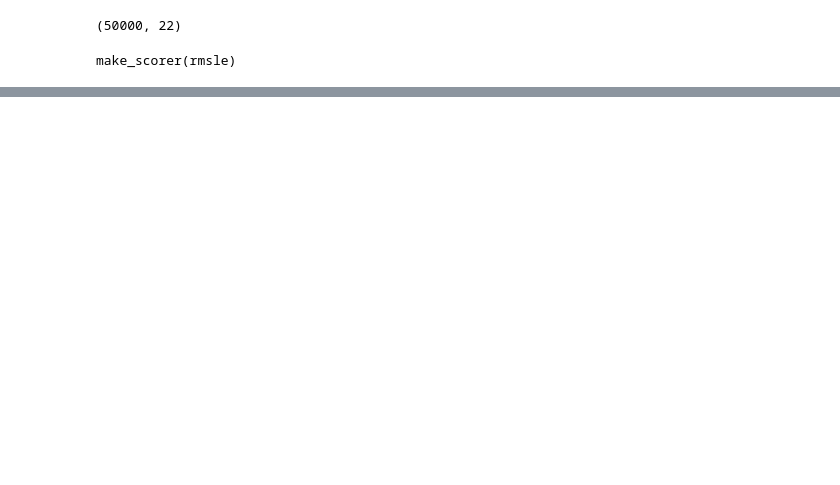
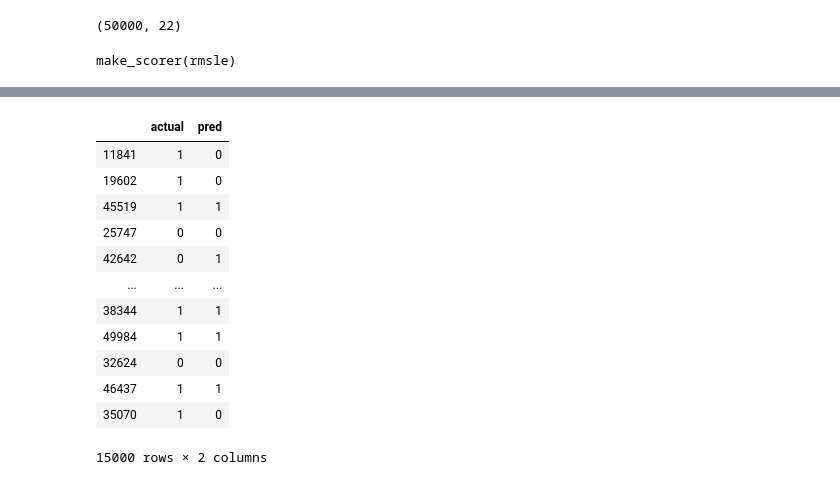
Before and after one commit to niccola7517/Public, a Jupyter notebook: ch4-2-1(randomforest).ipynb, the cells around one changed output, grey strips where cells are left out. Cells and saved outputs as stored; diff of their text form; code cells hidden in the pictures; blank space fills up the shorter version.

```diff
--- a/ch4-2-1(randomforest).ipynb
+++ b/ch4-2-1(randomforest).ipynb
@@ -214,0 +219,18 @@ sel_feature.sort_values(by='중요도', ascending=False)
+# %%
+# 예측결과와 실제결과 비교
+appData_anal_comp = pd.DataFrame(data={'actual': y_test, 'pred': y_pred_tr}, columns={'actual', 'pred'})
+appData_anal_comp
+# %% [output]
+|  | actual | pred |
+| 11841 | 1 | 0 |
+| 19602 | 1 | 0 |
+| 45519 | 1 | 1 |
+| 25747 | 0 | 0 |
+| 42642 | 0 | 1 |
+| ... | ... | ... |
+| 38344 | 1 | 1 |
+| 49984 | 1 | 1 |
+| 32624 | 0 | 0 |
+| 46437 | 1 | 1 |
+| 35070 | 1 | 0 |
+15000 rows × 2 columns
```
Also changed, not shown: parts of 9 cells of this notebook, 4 other files.
